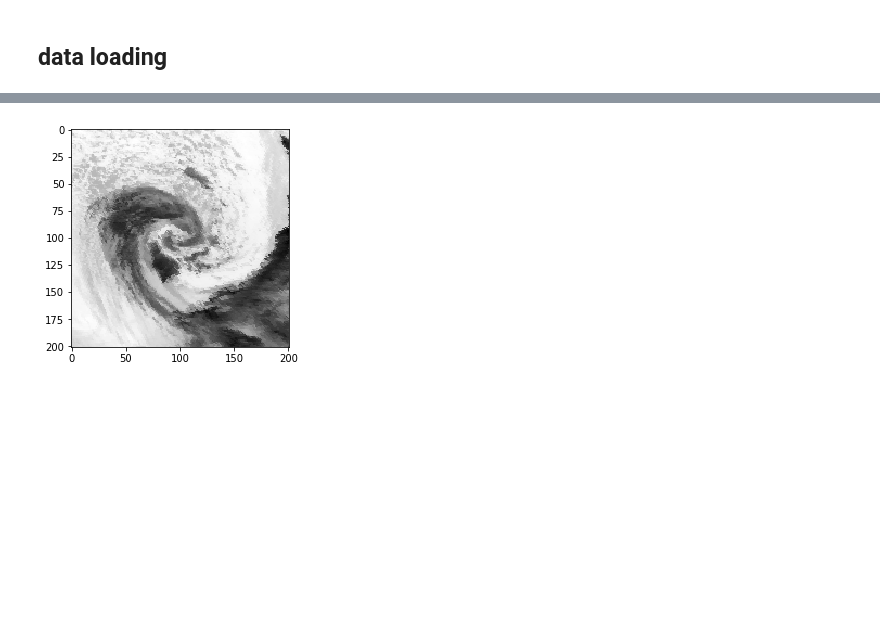
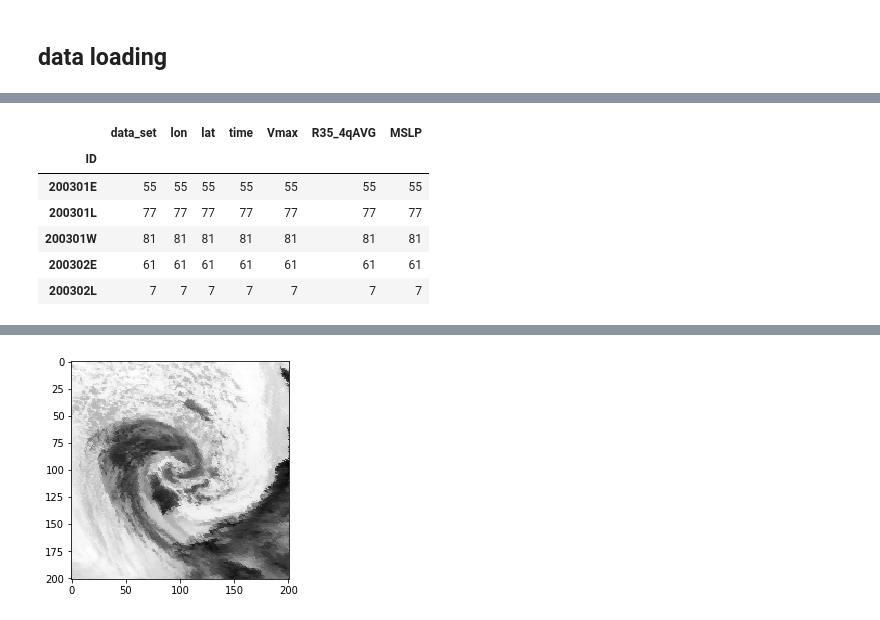
Before and after one commit to Ikaroshu/DeHurricane, a Jupyter notebook: data_explore.ipynb, the cells around one changed output, grey strips where cells are left out. Cells and saved outputs as stored; diff of their text form; code cells hidden in the pictures; blank space fills up the shorter version.

```diff
--- a/data_explore.ipynb
+++ b/data_explore.ipynb
@@ -30,0 +27,3 @@ data_info
+# %%
+data_path_1 = "~/Downloads/TCIR-ATLN_EPAC_WPAC.h5"
+data_info_1 = pd.read_hdf(data_path_1, key="info", mode='r')
@@ -30,0 +133,10 @@ data_info
+# %%
+data_info_1.groupby('ID').count().head()
+# %% [output]
+|  | data_set | lon | lat | time | Vmax | R35_4qAVG | MSLP |
+| ID |  |  |  |  |  |  |  |
+| 200301E | 55 | 55 | 55 | 55 | 55 | 55 | 55 |
+| 200301L | 77 | 77 | 77 | 77 | 77 | 77 | 77 |
+| 200301W | 81 | 81 | 81 | 81 | 81 | 81 | 81 |
+| 200302E | 61 | 61 | 61 | 61 | 61 | 61 | 61 |
+| 200302L | 7 | 7 | 7 | 7 | 7 | 7 | 7 |
```
Also changed, not shown: parts of 29 cells of this notebook, 1 other file.
